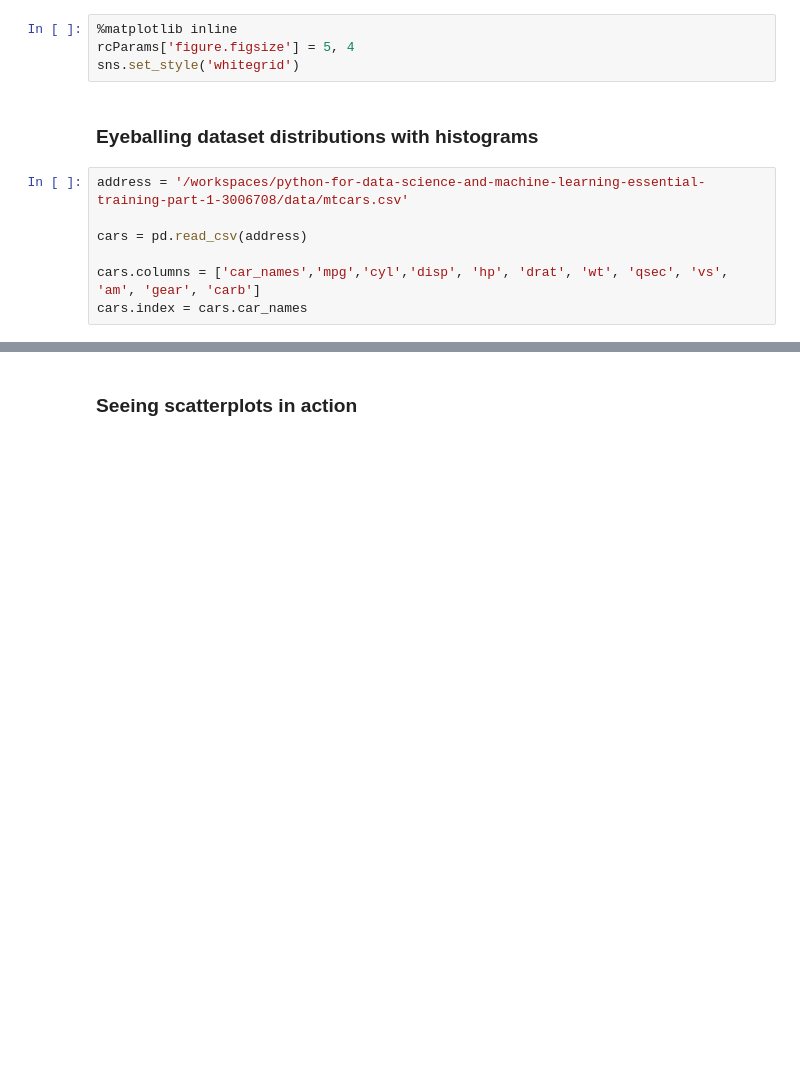
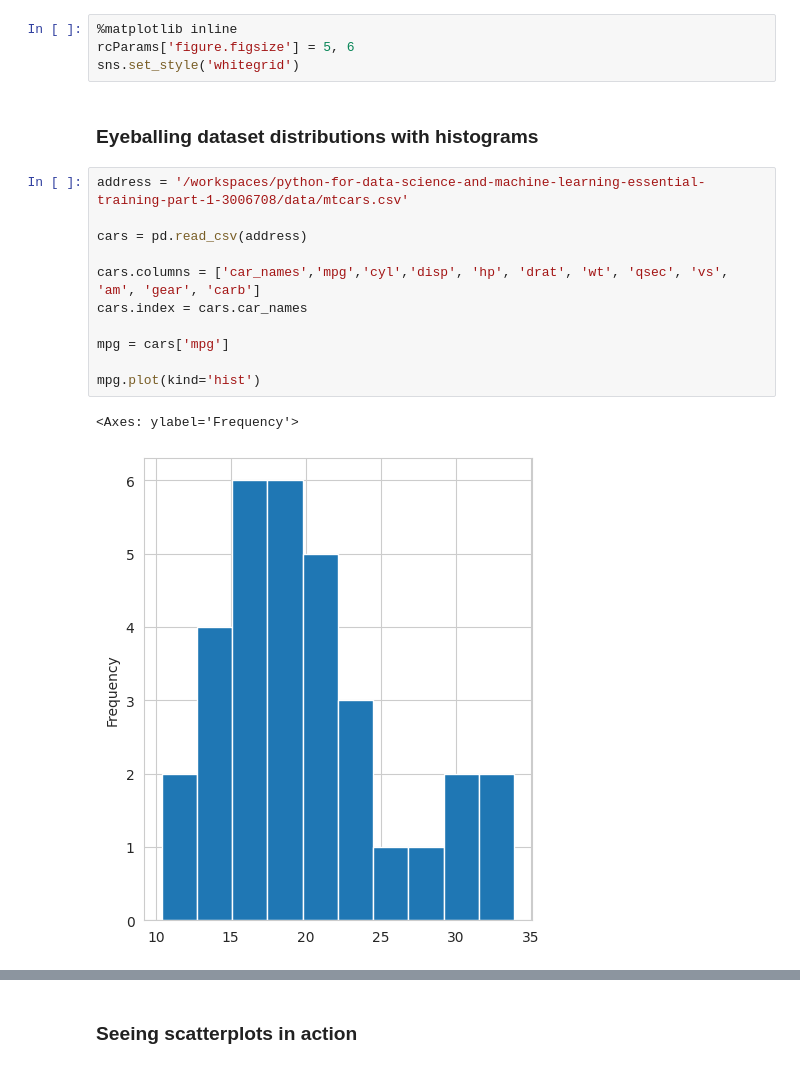
Before and after one commit to LinkedInLearning/python-for-data-science-and-machine-learning-essential-training-part-1-3006708, a Jupyter notebook: notebooks/04_07b.ipynb, the cells around one changed output, grey strips where cells are left out. Drawn from its saved outputs; the diff is of its cells as text; blank space fills up the shorter version.

```diff
--- a/notebooks/04_07b.ipynb
+++ b/notebooks/04_07b.ipynb
@@ -10,14 +10,21 @@ from pylab import rcParams
 import seaborn as sns
 # %%
 %matplotlib inline
-rcParams['figure.figsize'] = 5, 4
+rcParams['figure.figsize'] = 5, 6
 sns.set_style('whitegrid')
 # %% [markdown]
 ### Eyeballing dataset distributions with histograms
 # %%
 address = '/workspaces/python-for-data-science-and-machine-learning-essential-training-part-1-3006708/data/mtcars.csv'
 
 cars = pd.read_csv(address)
 
 cars.columns = ['car_names','mpg','cyl','disp', 'hp', 'drat', 'wt', 'qsec', 'vs', 'am', 'gear', 'carb']
 cars.index = cars.car_names
+
+mpg = cars['mpg']
+
+mpg.plot(kind='hist')
+# %% [output]
+<Axes: ylabel='Frequency'>
+[figure, added]
```
Also changed, not shown: parts of 8 cells of this notebook, 28 other files.
